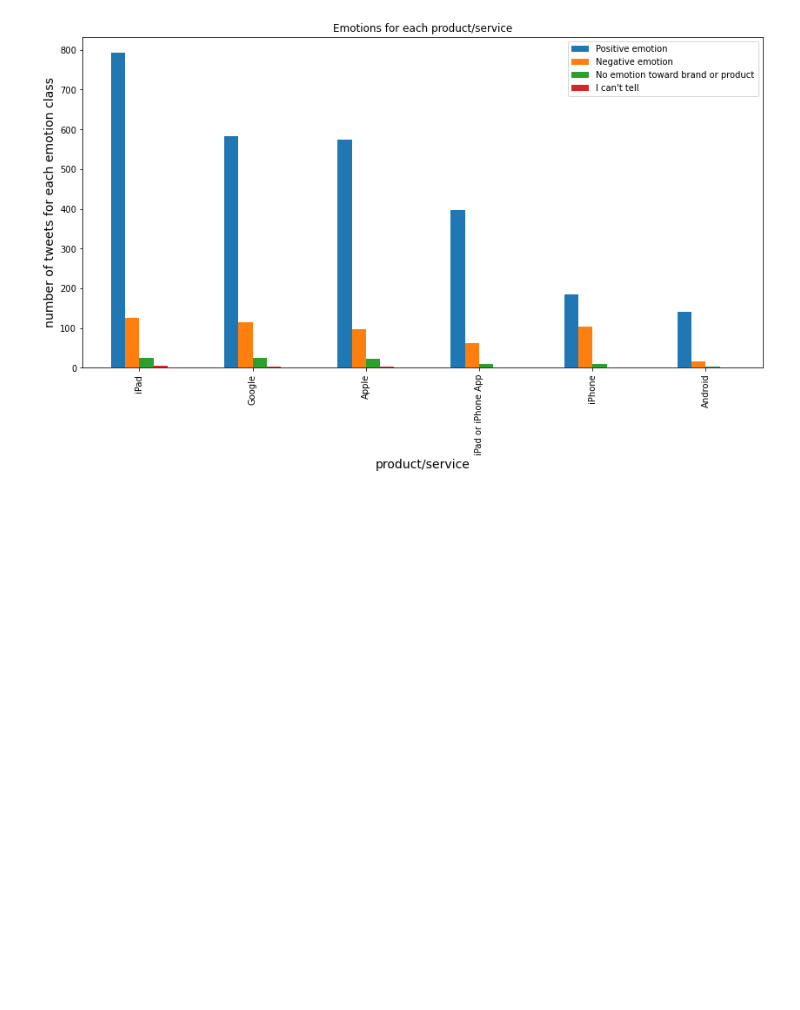
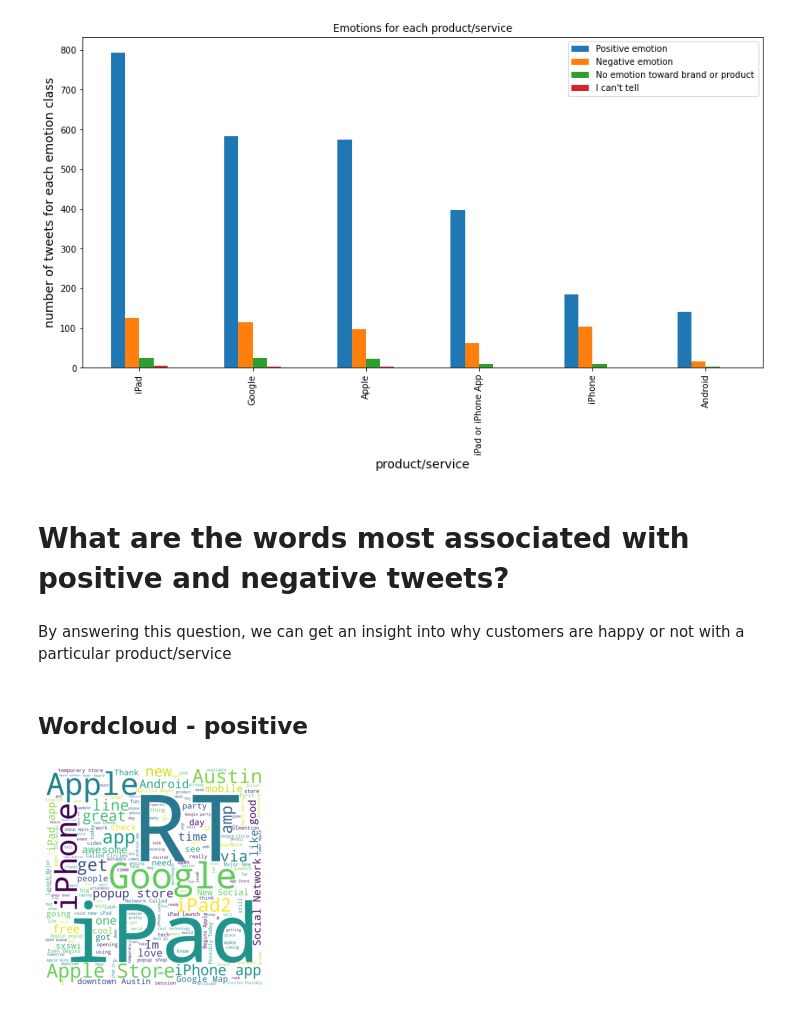
Before and after one commit to rahulakrish/customer_sentiment_analysis, a Jupyter notebook: project.ipynb, the cells around one changed output. Saved outputs shown, nothing was run; the diff lists cells and outputs as text; code cells hidden in the pictures; blank space fills up the shorter version.

Commit message:
added wordcloud

```diff
--- a/project.ipynb
+++ b/project.ipynb
@@ -174,3 +175,41 @@ plt.ylabel('number of tweets for each emotion class',fontsize=14);
 plt.xlabel('product/service',fontsize=14);
 # %% [output]
 [figure]
+# %% [markdown]
+# What are the words most associated with positive and negative tweets?
+# %% [markdown]
+By answering this question, we can get an insight into why customers are happy or not with a particular product/service
+# %%
+#removing all punctuation
+df['formatted'] =df['tweet_text'].str.replace(r'[^\w\s]+', '')
+
+#creating a df for only positive tweets
+positive = df[df['emotion'] == 'Positive emotion']
+# %% [markdown]
+## Wordcloud - positive
+# %%
+#importing the stopwords list to pass onto the WC generator
+stopwords_list = stopwords.words('english')
+stopwords_list.append('SXSW')
+stopwords_list.append('mention')
+stopwords_list.append('link')
+
+#instantiate
+wc = WordCloud(background_color='white',
+               stopwords=stopwords_list,
+               height=800,
+               width=800,
+               )
+
+#for the wordcloud, we have to join all the text data into a single string
+text = " ".join(positive['formatted'])
+
+#generate the WC
+wc.generate(text)
+
+#plot the WC
+plt.axis('off')
+plt.imshow(wc)
+plt.show()
+# %% [output]
+[figure, added]
```
Also changed, not shown: parts of 3 cells of this notebook.
